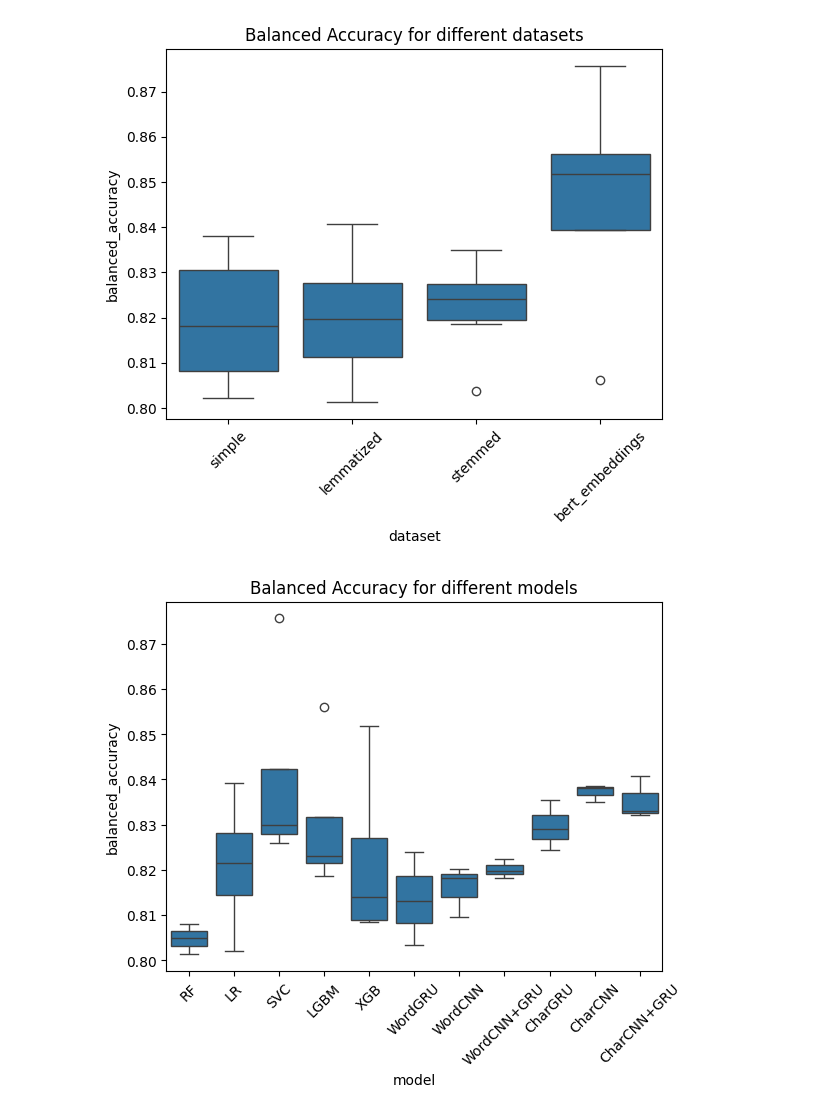
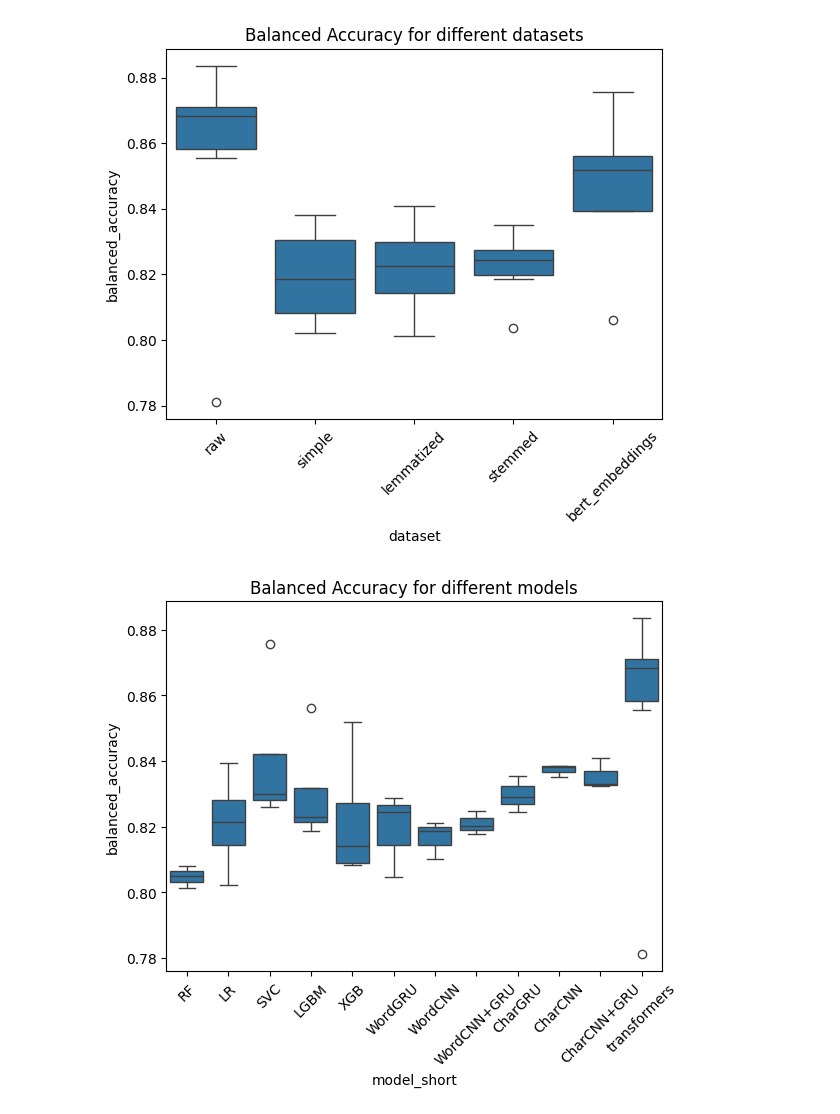
Before and after one commit to cinekele/twitter-deepfake, a Jupyter notebook: notebooks/91_Aggregate_results.ipynb, the cells around one changed output. Drawn from its saved outputs; the diff is of its cells as text; code cells hidden in the pictures.

Commit message:
Add visualization for transformers as well as heatmap for grouped results

```diff
--- a/notebooks/91_Aggregate_results.ipynb
+++ b/notebooks/91_Aggregate_results.ipynb
@@ -9,7 +9,7 @@ RESULTS_PATH = "results"
 df = None
 
 for path in os.listdir(RESULTS_PATH):
-    if "optuna" in path:
+    if "optuna" in path or "results_in_depth" in path:
         continue
     tmp = pd.read_csv(os.path.join(RESULTS_PATH, path))
     if "type" in tmp.columns:
@@ -17,6 +17,26 @@ for path in os.listdir(RESULTS_PATH):
         tmp = tmp.drop("type", axis=1)
     df = tmp if df is None else pd.concat([df, tmp])
 df.reset_index(inplace=True, drop=True)
+
+df_grouped = None
+for path in os.listdir(RESULTS_PATH):
+    if not "results_in_depth" in path:
+        continue
+    tmp = pd.read_csv(os.path.join(RESULTS_PATH, path), index_col=0)
+    df_grouped = tmp if df_grouped is None else pd.concat([df_grouped, tmp])
+df_grouped.reset_index(inplace=True, drop=True)
+# %%
+model_mapping = {
+    "xlm-roberta-base-full-training": "transformers",
+    "gpt2-full-training": "transformers",
+    "distilbert-base-uncased-full-training-gpt2-data-with-twitter": "transformers",
+    "distilbert-base-uncased-full-training": "transformers",
+    "xlm-roberta-base-full-training-2": "transformers",
+    "xlm-roberta-base-finetuned": "transformers",
+}
+df["model_short"] = df["model"].apply(
+    lambda x: model_mapping[x] if x in model_mapping else x
+)
 # %%
 print("Shape: ", df.shape)
 df.head()
@@ -43,7 +63,7 @@ ax.set_title("Balanced Accuracy for different datasets")
 for item in ax.get_xticklabels():
     item.set_rotation(45)
 # %% [output]
-[figure, old version]
+[figure, new version]
 # %%
 models_order = [
     "RF",
@@ -57,13 +77,14 @@ models_order = [
     "CharGRU",
     "CharCNN",
     "CharCNN+GRU",
+    "transformers",
 ]
 # %%
 ax = plt.gca()
-sns.boxplot(x="model", y="balanced_accuracy", data=df, order=models_order)
+sns.boxplot(x="model_short", y="balanced_accuracy", data=df, order=models_order)
 ax.set_title("Balanced Accuracy for different models")
 # rotate x axis labels
 for item in ax.get_xticklabels():
     item.set_rotation(45)
 # %% [output]
-[figure, old version]
+[figure, new version]
```
Also changed, not shown: parts of 10 cells of this notebook.
